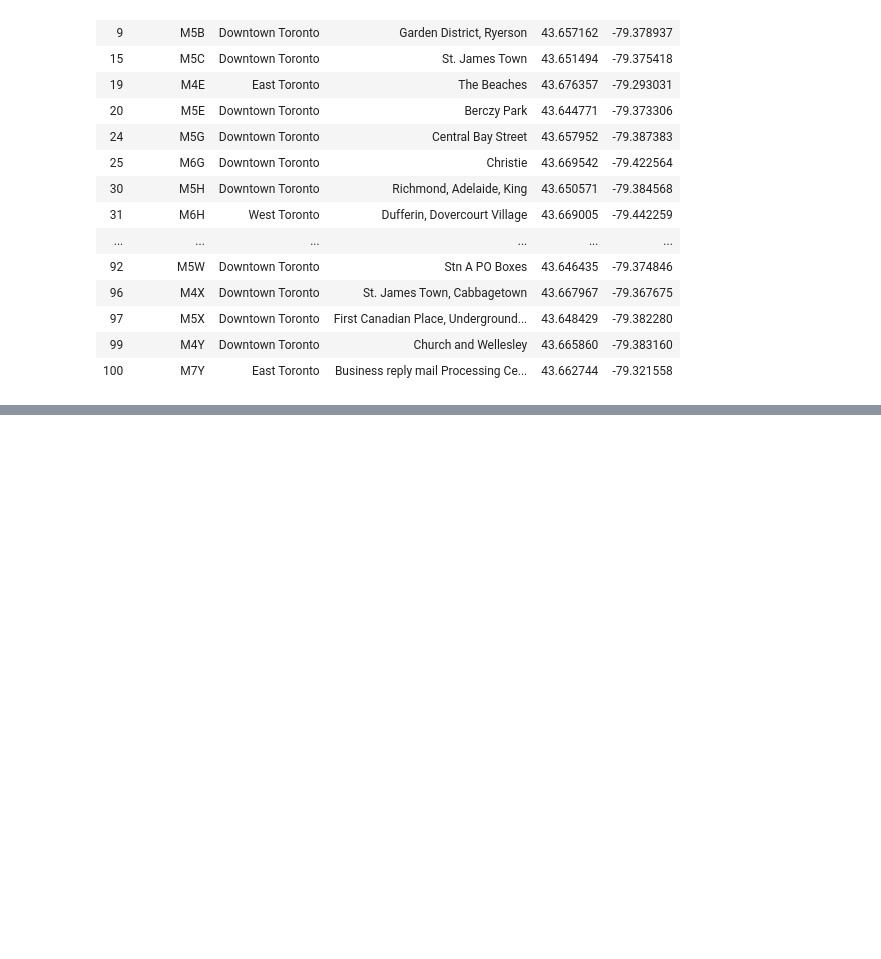
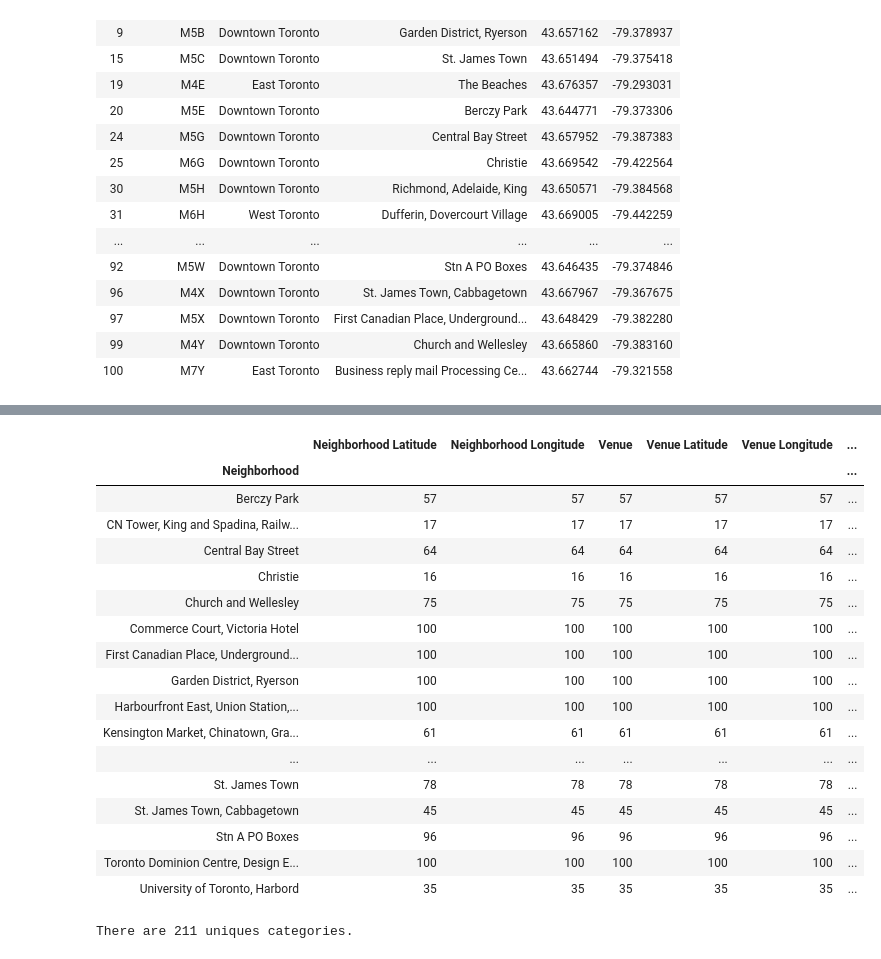
Before and after one commit to Agnes0605/IBM_Capstone, a Jupyter notebook: Week_3.ipynb, the cells around one changed output, grey strips where cells are left out. Cells and saved outputs as stored; diff of their text form; code cells hidden in the pictures; blank space fills up the shorter version.

```diff
--- a/Week_3.ipynb
+++ b/Week_3.ipynb
@@ -169,0 +209,28 @@ This ends the week 3 assignment.
+# %%
+from pandas.io.json import json_normalize
+def get_category_type(row):
+    try:
+        categories_list = row['categories']
+    except:
+        categories_list = row['venue.categories']
+
+    if len(categories_list) == 0:
+        return None
+    else:
+        return categories_list[0]['name']
+
+venues = results['response']['groups'][0]['items']
+
+nearby_venues = json_normalize(venues) # flatten JSON
+nearby_venues
+# filter columns
+filtered_columns = ['venue.name', 'venue.categories', 'venue.location.lat', 'venue.location.lng']
+nearby_venues = nearby_venues.loc[:, filtered_columns]
+
+# filter the category for each row
+nearby_venues['venue.categories'] = nearby_venues.apply(get_category_type, axis=1)
+
+# clean columns
+nearby_venues.columns = [col.split(".")[-1] for col in nearby_venues.columns]
+
+print('{} venues were returned by Foursquare.'.format(nearby_venues.shape[0]))
@@ -169,0 +315,25 @@ This ends the week 3 assignment.
+# %%
+downtown_venues.groupby('Neighborhood').count()
+# %% [output]
+|  | Neighborhood Latitude | Neighborhood Longitude | Venue | Venue Latitude | Venue Longitude | ... |
+| Neighborhood |  |  |  |  |  | ... |
+| Berczy Park | 57 | 57 | 57 | 57 | 57 | ... |
+| CN Tower, King and Spadina, Railw... | 17 | 17 | 17 | 17 | 17 | ... |
+| Central Bay Street | 64 | 64 | 64 | 64 | 64 | ... |
+| Christie | 16 | 16 | 16 | 16 | 16 | ... |
+| Church and Wellesley | 75 | 75 | 75 | 75 | 75 | ... |
+| Commerce Court, Victoria Hotel | 100 | 100 | 100 | 100 | 100 | ... |
+| First Canadian Place, Underground... | 100 | 100 | 100 | 100 | 100 | ... |
+| Garden District, Ryerson | 100 | 100 | 100 | 100 | 100 | ... |
+| Harbourfront East, Union Station,... | 100 | 100 | 100 | 100 | 100 | ... |
+| Kensington Market, Chinatown, Gra... | 61 | 61 | 61 | 61 | 61 | ... |
+| ... | ... | ... | ... | ... | ... | ... |
+| St. James Town | 78 | 78 | 78 | 78 | 78 | ... |
+| St. James Town, Cabbagetown | 45 | 45 | 45 | 45 | 45 | ... |
+| Stn A PO Boxes | 96 | 96 | 96 | 96 | 96 | ... |
+| Toronto Dominion Centre, Design E... | 100 | 100 | 100 | 100 | 100 | ... |
+| University of Toronto, Harbord | 35 | 35 | 35 | 35 | 35 | ... |
+# %%
+print('There are {} uniques categories.'.format(len(downtown_venues['Venue Category'].unique())))
+# %% [output]
+There are 211 uniques categories.
```
Also changed, not shown: parts of 19 cells of this notebook.
